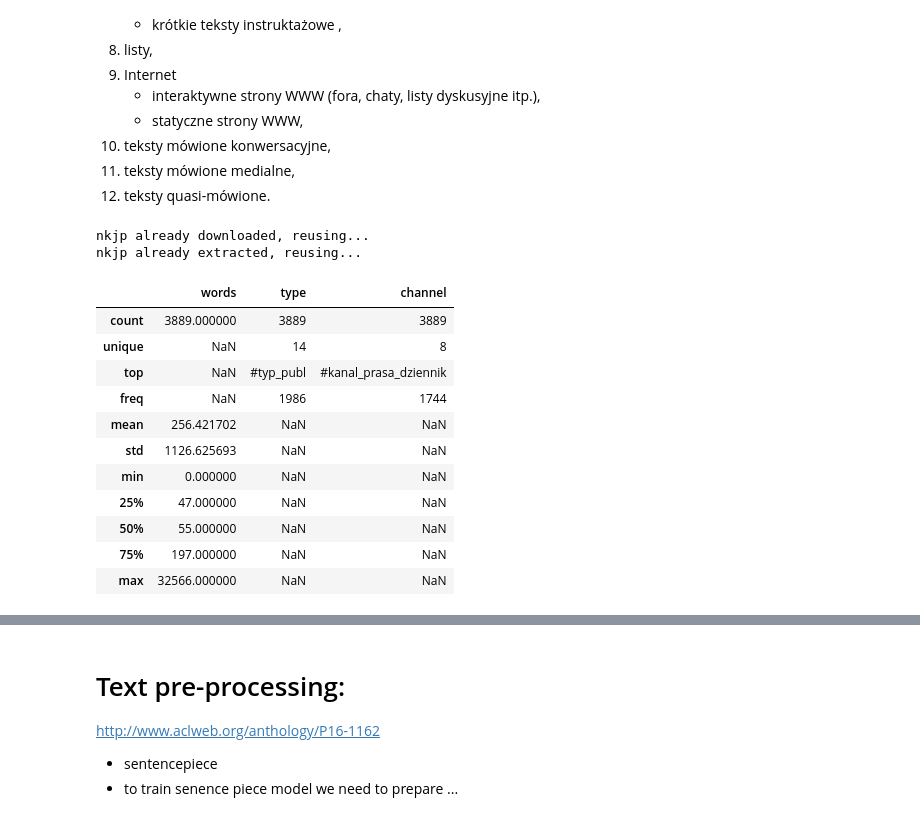
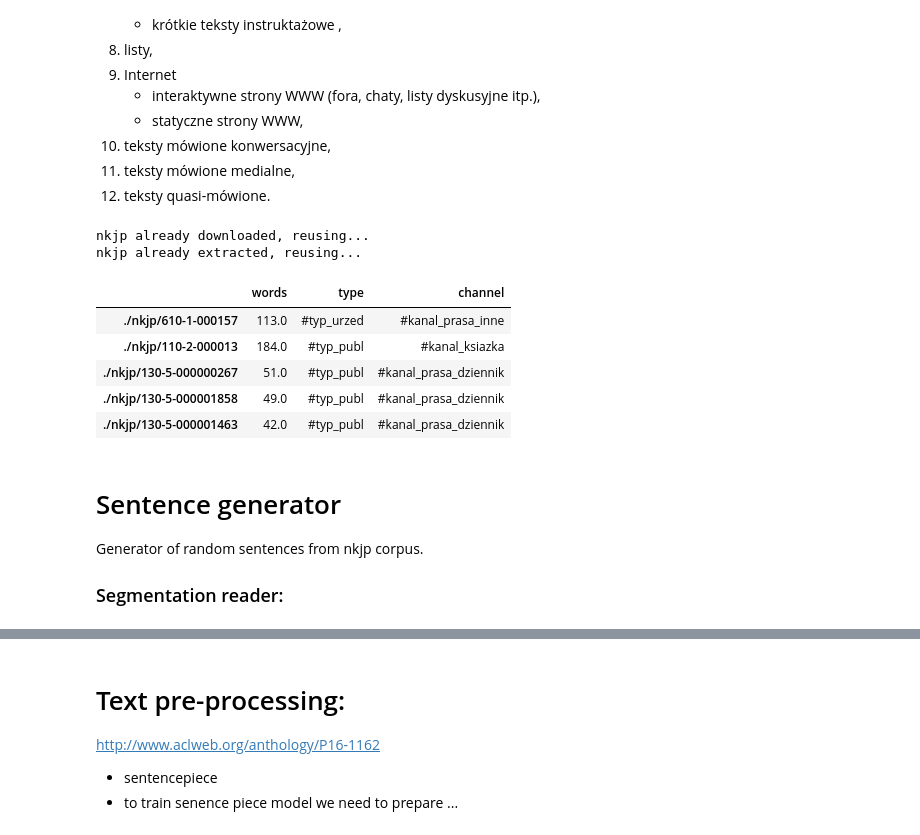
Before and after one commit to jakubglinka/google.colab, a Jupyter notebook: word2vec_nkjp.ipynb, the cells around one changed output, grey strips where cells are left out. Cells and saved outputs as stored; diff of their text form; code cells hidden in the pictures.

Commit message:
simple sentence generator, found error in token annotation

```diff
--- a/word2vec_nkjp.ipynb
+++ b/word2vec_nkjp.ipynb
@@ -99,32 +101,33 @@ class NKJP:
 
     return self
 
-  def _get_text_stats(dir: str) -> List[Tuple[str, Union[str, int]]]:
-
-    if os.path.isdir(dir):
-      xml_header = unt.parse(dir + "/header.xml")
-      text_types = xml_header.teiHeader.profileDesc.textClass.catRef
-      text_types = [(xx['scheme'],xx['target']) for xx in text_types]
-
-      num_words = int(xml_header.teiHeader.fileDesc.extent.num['value'])
-
-      stats = text_types + [("words", num_words)]
-      stats = dict(stats)
+  def get_text_stats(self) -> pd.DataFrame:
 
 
-    else:
-      stats = {}
+    def _get_text_stats(dir: str) -> List[Tuple[str, Union[str, int]]]:
+
+      if os.path.isdir(dir):
+        xml_header = unt.parse(dir + "/header.xml")
+        text_types = xml_header.teiHeader.profileDesc.textClass.catRef
+        text_types = [(xx['scheme'],xx['target']) for xx in text_types]
+
+        num_words = int(xml_header.teiHeader.fileDesc.extent.num['value'])
+
+        stats = text_types + [("words", num_words)]
+        stats = dict(stats)
 
 
-    return [dir, [stats.get("words", None),
-                  stats.get("#taxonomy-NKJP-type", None),
-                  stats.get("#taxonomy-NKJP-channel", None)]]
+      else:
+        stats = {}
 
 
-  def get_text_stats(self) -> pd.DataFrame:
+      return [dir, [stats.get("words", None),
+                    stats.get("#taxonomy-NKJP-type", None),
+                    stats.get("#taxonomy-NKJP-channel", None)]]
+
 
     nkjp_folders = [f for f in os.listdir(self.dir) if f not in ['nkjp.tar.gz']]
-    xx = [get_text_stats("./nkjp/" + folder) for folder in nkjp_folders]
+    xx = [_get_text_stats("./nkjp/" + folder) for folder in nkjp_folders]
     df = pd.DataFrame.from_items(xx, orient="index", columns=['words', 'type', 'channel'])
 
     return df
@@ -155,24 +158,24 @@ Typ tekstu:
 # %%
 # !rm -rf nkjp* NKJP*
 # !ls
 
 nkjp = NKJP("./nkjp/")
 nkjp = nkjp.download()
 nkjp = nkjp.extract()
 df = nkjp.get_text_stats()
-df.describe(include="all")
+df.head(5)
 # %% [output]
 nkjp already downloaded, reusing...
 nkjp already extracted, reusing...
 |  | words | type | channel |
-| count | 3889.000000 | 3889 | 3889 |
-| unique | NaN | 14 | 8 |
-| top | NaN | #typ_publ | #kanal_prasa_dziennik |
-| freq | NaN | 1986 | 1744 |
-| mean | 256.421702 | NaN | NaN |
-| std | 1126.625693 | NaN | NaN |
-| min | 0.000000 | NaN | NaN |
-| 25% | 47.000000 | NaN | NaN |
-| 50% | 55.000000 | NaN | NaN |
-| 75% | 197.000000 | NaN | NaN |
-| max | 32566.000000 | NaN | NaN |
+| ./nkjp/610-1-000157 | 113.0 | #typ_urzed | #kanal_prasa_inne |
+| ./nkjp/110-2-000013 | 184.0 | #typ_publ | #kanal_ksiazka |
+| ./nkjp/130-5-000000267 | 51.0 | #typ_publ | #kanal_prasa_dziennik |
+| ./nkjp/130-5-000001858 | 49.0 | #typ_publ | #kanal_prasa_dziennik |
+| ./nkjp/130-5-000001463 | 42.0 | #typ_publ | #kanal_prasa_dziennik |
+# %% [markdown]
+# Sentence generator
+
+Generator of random sentences from nkjp corpus.
+
+### Segmentation reader:
```
Also changed, not shown: parts of 14 cells of this notebook.
